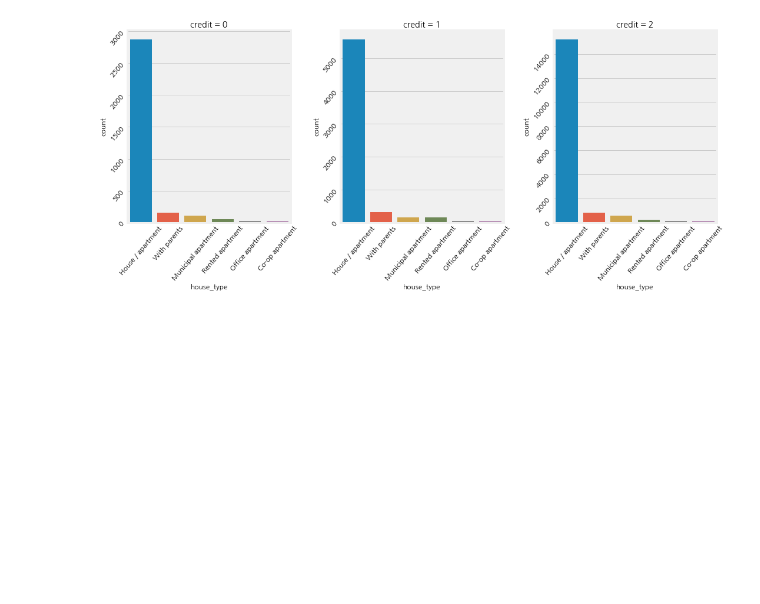
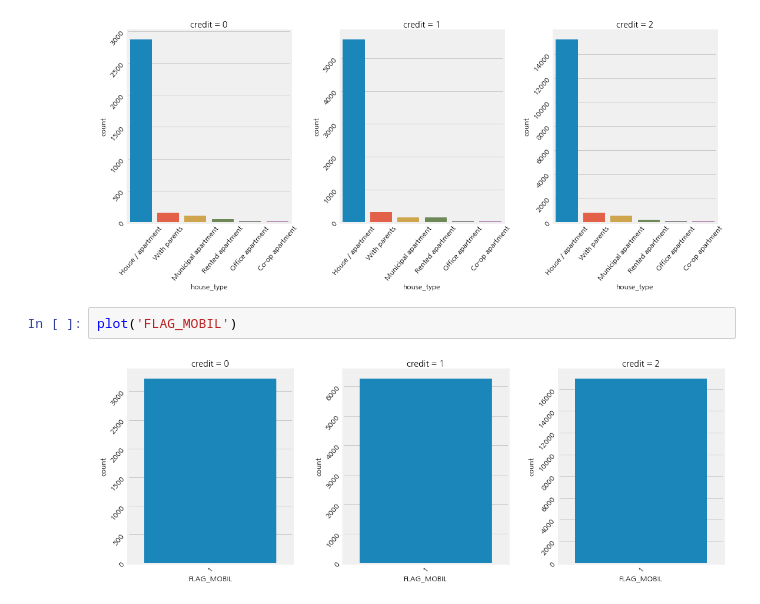
Before and after one commit to jaaaamj0711/DACON, a Jupyter notebook: dacon_ing.ipynb, the cells around one changed output. Saved outputs shown, nothing was run; the diff lists cells and outputs as text; blank space fills up the shorter version.

```diff
--- a/dacon_ing.ipynb
+++ b/dacon_ing.ipynb
@@ -204,3 +204,7 @@ plot('family_type')
 plot('house_type')
 # %% [output]
 [figure]
+# %%
+plot('FLAG_MOBIL')
+# %% [output]
+[figure, added]
```
Also changed, not shown: parts of 9 cells of this notebook.
